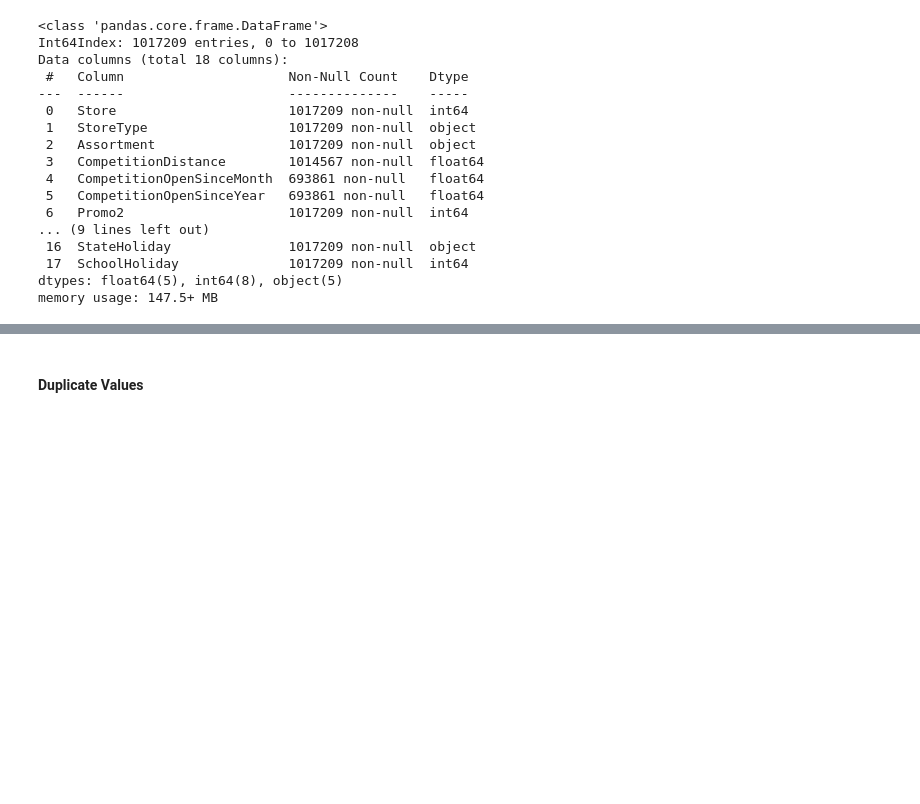
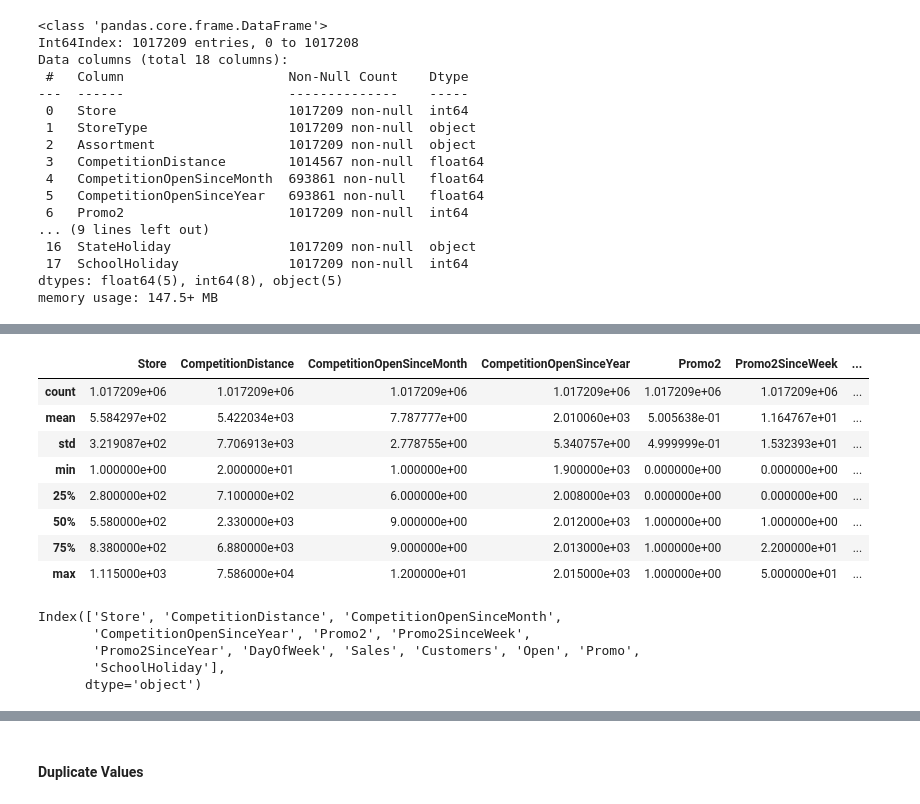
Before and after one commit to rahultj333/Capstone-project---ML-Regression-Retails-sales-Prediction, a Jupyter notebook: ML_Regression_Retails_sales_Prediction.ipynb, the cells around one changed output, grey strips where cells are left out. Cells and saved outputs as stored; diff of their text form; code cells hidden in the pictures; blank space fills up the shorter version.

```diff
--- a/ML_Regression_Retails_sales_Prediction.ipynb
+++ b/ML_Regression_Retails_sales_Prediction.ipynb
@@ -271,0 +291,6 @@ memory usage: 147.5+ MB
+# %%
+mode_value_y=df['CompetitionOpenSinceYear'].mode()
+print(mode_value_y)
+
+# NaN value replaced by mmode
+df['CompetitionOpenSinceYear'].fillna(2013, inplace=True)
@@ -271,0 +326,21 @@ memory usage: 147.5+ MB
+# %%
+df.describe()
+# %% [output]
+|  | Store | CompetitionDistance | CompetitionOpenSinceMonth | CompetitionOpenSinceYear | Promo2 | Promo2SinceWeek | ... |
+| count | 1.017209e+06 | 1.017209e+06 | 1.017209e+06 | 1.017209e+06 | 1.017209e+06 | 1.017209e+06 | ... |
+| mean | 5.584297e+02 | 5.422034e+03 | 7.787777e+00 | 2.010060e+03 | 5.005638e-01 | 1.164767e+01 | ... |
+| std | 3.219087e+02 | 7.706913e+03 | 2.778755e+00 | 5.340757e+00 | 4.999999e-01 | 1.532393e+01 | ... |
+| min | 1.000000e+00 | 2.000000e+01 | 1.000000e+00 | 1.900000e+03 | 0.000000e+00 | 0.000000e+00 | ... |
+| 25% | 2.800000e+02 | 7.100000e+02 | 6.000000e+00 | 2.008000e+03 | 0.000000e+00 | 0.000000e+00 | ... |
+| 50% | 5.580000e+02 | 2.330000e+03 | 9.000000e+00 | 2.012000e+03 | 1.000000e+00 | 1.000000e+00 | ... |
+| 75% | 8.380000e+02 | 6.880000e+03 | 9.000000e+00 | 2.013000e+03 | 1.000000e+00 | 2.200000e+01 | ... |
+| max | 1.115000e+03 | 7.586000e+04 | 1.200000e+01 | 2.015000e+03 | 1.000000e+00 | 5.000000e+01 | ... |
+# %%
+numeric_features = df.describe().columns
+numeric_features
+# %% [output]
+Index(['Store', 'CompetitionDistance', 'CompetitionOpenSinceMonth',
+       'CompetitionOpenSinceYear', 'Promo2', 'Promo2SinceWeek',
+       'Promo2SinceYear', 'DayOfWeek', 'Sales', 'Customers', 'Open', 'Promo',
+       'SchoolHoliday'],
+      dtype='object')
```
Also changed, not shown: parts of 12 cells of this notebook.
